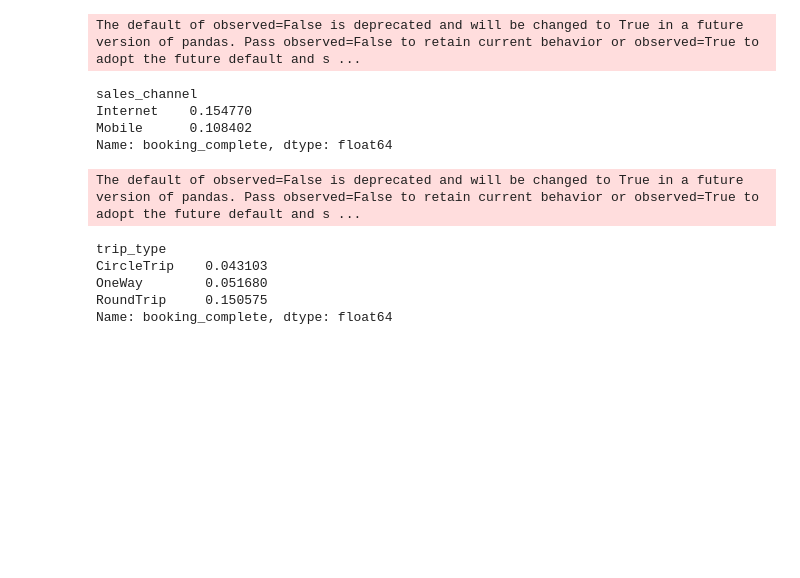
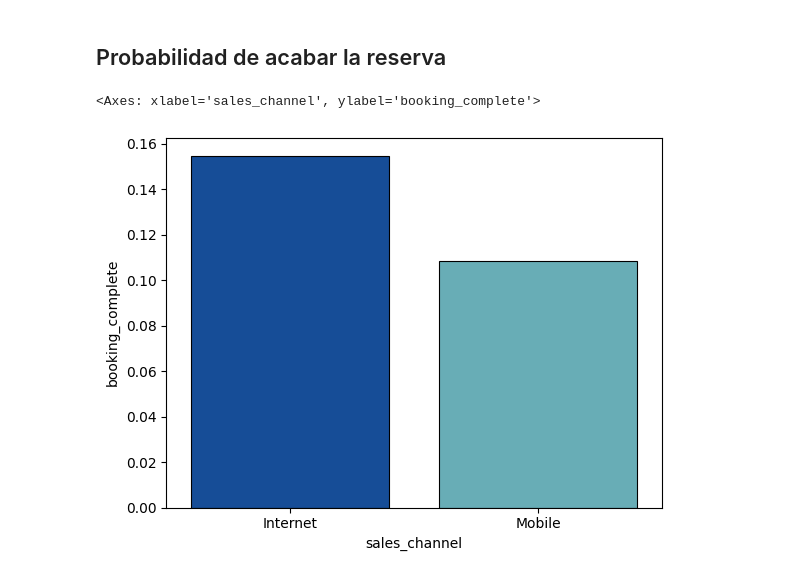
Before and after one commit to MiguelAMeloM/Miguel_DataAnalytics, a Jupyter notebook: flight_booking/customer_booking.ipynb, the cells around one changed output. Saved outputs shown, nothing was run; the diff lists cells and outputs as text; code cells hidden in the pictures; blank space fills up the shorter version.

Commit message:
booking_dataST01

```diff
--- a/flight_booking/customer_booking.ipynb
+++ b/flight_booking/customer_booking.ipynb
@@ -48,30 +57,19 @@ cat_vars = [
 ]
 for var in cat_vars:
     df[var] = pd.Categorical(df[var])
-# %%
-(
-    df
-    .groupby('sales_channel')
-    ['booking_complete']
-    .mean()
-)
-# %% [output]
-The default of observed=False is deprecated and will be changed to True in a future version of pandas. Pass observed=False to retain current behavior or observed=True to adopt the future default and s ...
-sales_channel
-Internet    0.154770
-Mobile      0.108402
-Name: booking_complete, dtype: float64
-# %%
-(
-    df
-    .groupby('trip_type')
-    ['booking_complete']
-    .mean()
-)
-# %% [output]
-The default of observed=False is deprecated and will be changed to True in a future version of pandas. Pass observed=False to retain current behavior or observed=True to adopt the future default and s ...
-trip_type
-CircleTrip    0.043103
-OneWay        0.051680
-RoundTrip     0.150575
-Name: booking_complete, dtype: float64
+# %% [markdown]
+## Probabilidad de acabar la reserva
+# %%
+sns.barplot(
+    data = df,
+    x = 'sales_channel',
+    y = 'booking_complete',
+    estimator = 'mean',
+    palette = palette,
+    edgecolor = 'black',
+    linewidth = .8,
+    errorbar = None
+)
+# %% [output]
+<Axes: xlabel='sales_channel', ylabel='booking_complete'>
+[figure, added]
```
Also changed, not shown: parts of 7 cells of this notebook, 1 other file.
